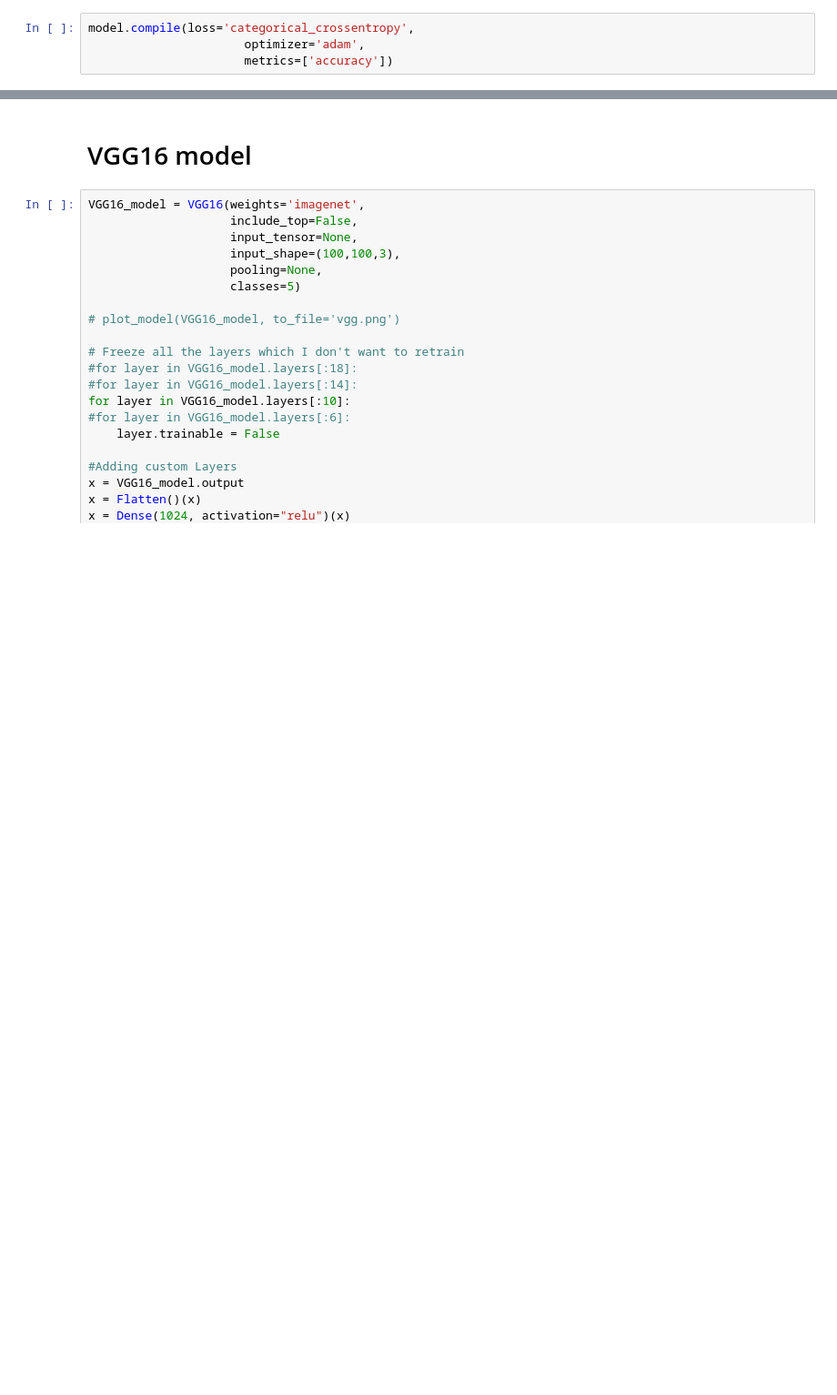
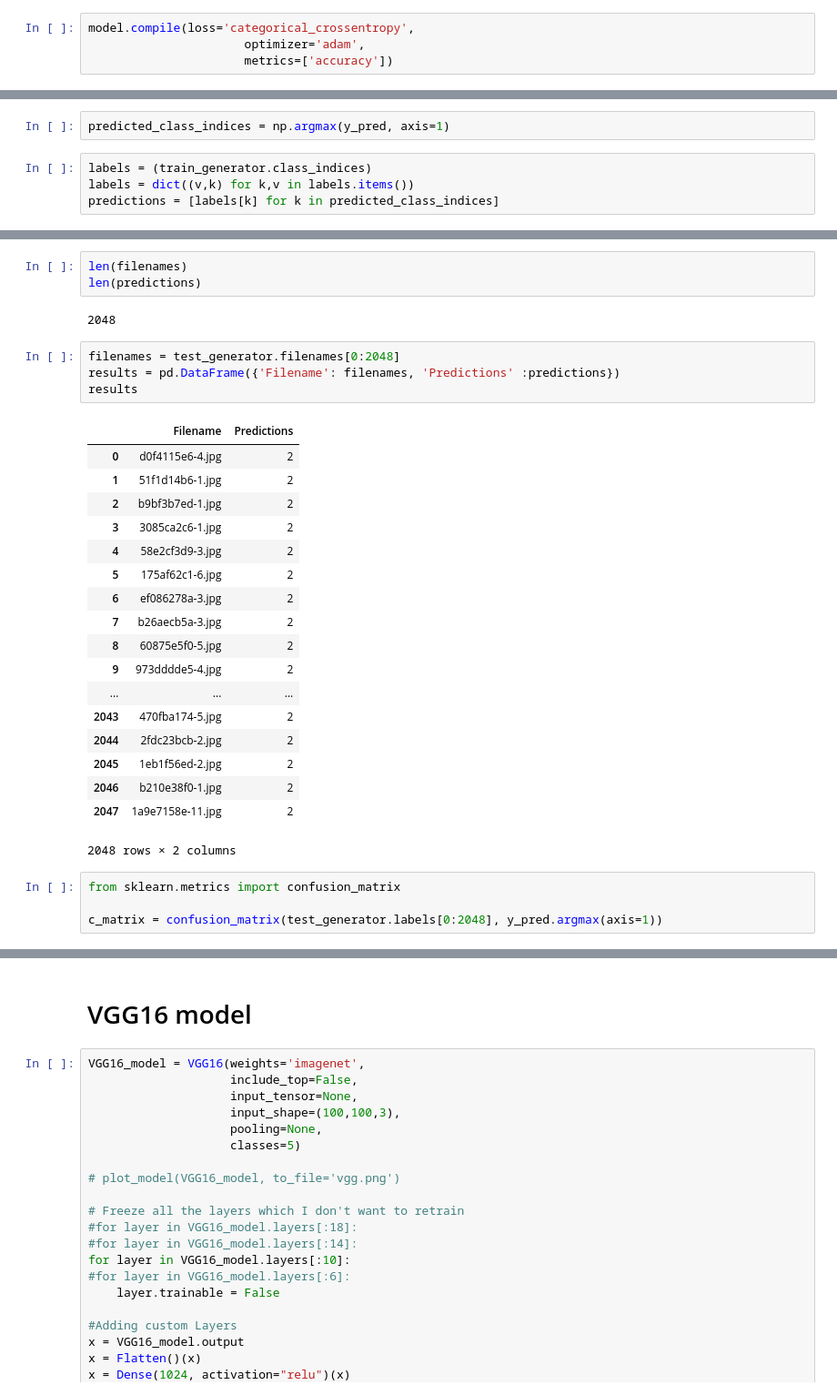
Before and after one commit to D-M-Moriarty/Pet-Adoption, a Jupyter notebook: notebooks/Pet Image Classification.ipynb, the cells around one changed output, grey strips where cells are left out. Shown: that part at 91% size. Saved outputs shown, nothing was run; the diff lists cells and outputs as text; blank space fills up the shorter version.

```diff
--- a/notebooks/Pet Image Classification.ipynb
+++ b/notebooks/Pet Image Classification.ipynb
@@ -480,0 +551,6 @@ KeyboardInterrupt
+# %%
+predicted_class_indices = np.argmax(y_pred, axis=1)
+# %%
+labels = (train_generator.class_indices)
+labels = dict((v,k) for k,v in labels.items())
+predictions = [labels[k] for k in predicted_class_indices]
@@ -480,0 +579,32 @@ KeyboardInterrupt
+# %%
+len(filenames)
+len(predictions)
+# %% [output]
+2048
+# %%
+filenames = test_generator.filenames[0:2048]
+results = pd.DataFrame({'Filename': filenames, 'Predictions' :predictions})
+results
+# %% [output]
+|  | Filename | Predictions |
+| 0 | d0f4115e6-4.jpg | 2 |
+| 1 | 51f1d14b6-1.jpg | 2 |
+| 2 | b9bf3b7ed-1.jpg | 2 |
+| 3 | 3085ca2c6-1.jpg | 2 |
+| 4 | 58e2cf3d9-3.jpg | 2 |
+| 5 | 175af62c1-6.jpg | 2 |
+| 6 | ef086278a-3.jpg | 2 |
+| 7 | b26aecb5a-3.jpg | 2 |
+| 8 | 60875e5f0-5.jpg | 2 |
+| 9 | 973dddde5-4.jpg | 2 |
+| ... | ... | ... |
+| 2043 | 470fba174-5.jpg | 2 |
+| 2044 | 2fdc23bcb-2.jpg | 2 |
+| 2045 | 1eb1f56ed-2.jpg | 2 |
+| 2046 | b210e38f0-1.jpg | 2 |
+| 2047 | 1a9e7158e-11.jpg | 2 |
+2048 rows × 2 columns
+# %%
+from sklearn.metrics import confusion_matrix
+
+c_matrix = confusion_matrix(test_generator.labels[0:2048], y_pred.argmax(axis=1))
```
Also changed, not shown: parts of 24 cells of this notebook, 2 other files.
